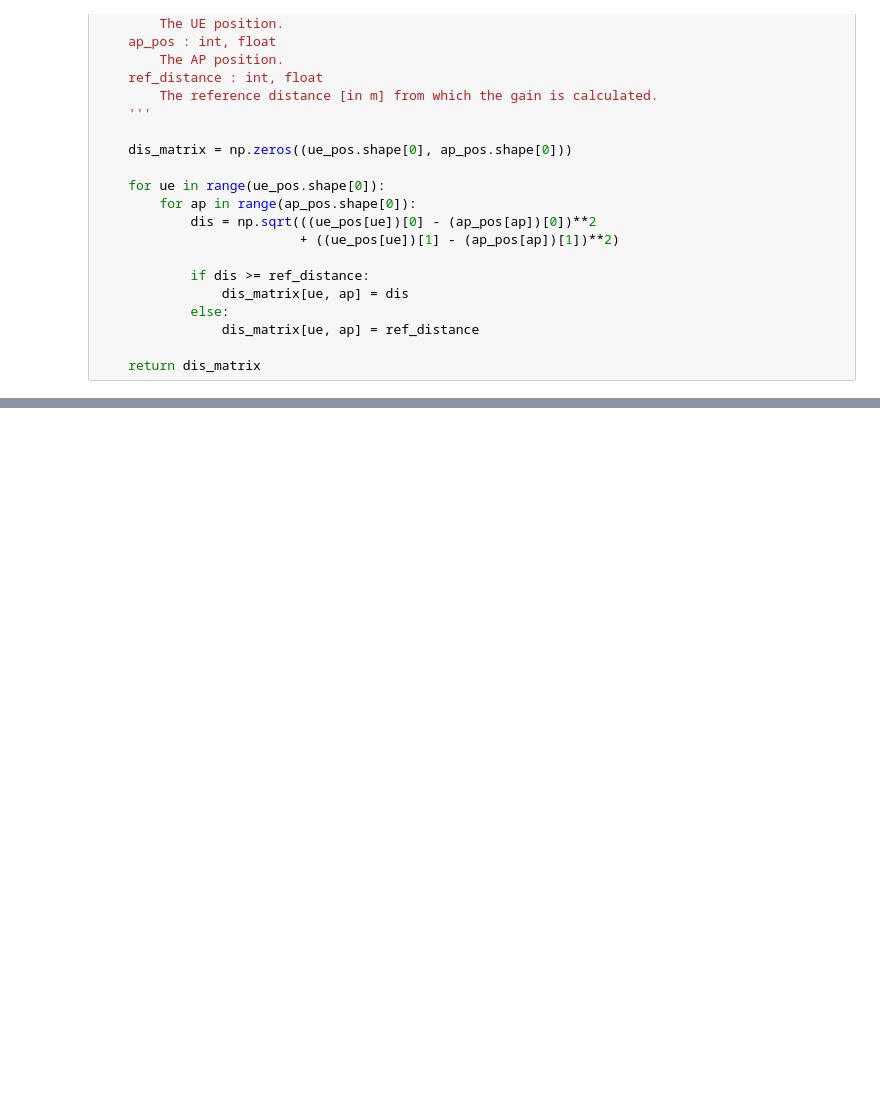
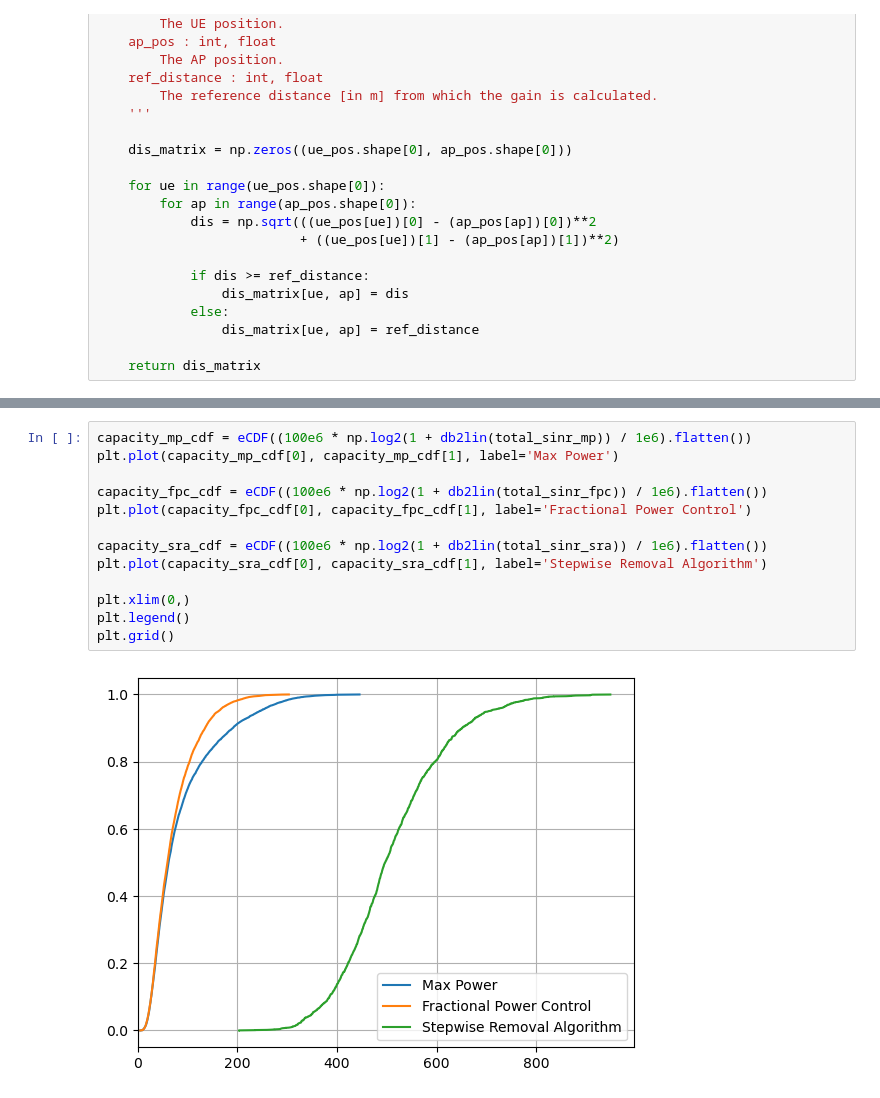
Before and after one commit to matheusdomingoscarneiro/cf-power-control, a Jupyter notebook: cellfree-pc-001.ipynb, the cells around one changed output, grey strips where cells are left out. Cells and saved outputs as stored; diff of their text form; blank space fills up the shorter version.

```diff
--- a/cellfree-pc-001.ipynb
+++ b/cellfree-pc-001.ipynb
@@ -174,0 +295,15 @@ plt.grid()
+# %%
+capacity_mp_cdf = eCDF((100e6 * np.log2(1 + db2lin(total_sinr_mp)) / 1e6).flatten())
+plt.plot(capacity_mp_cdf[0], capacity_mp_cdf[1], label='Max Power')
+
+capacity_fpc_cdf = eCDF((100e6 * np.log2(1 + db2lin(total_sinr_fpc)) / 1e6).flatten())
+plt.plot(capacity_fpc_cdf[0], capacity_fpc_cdf[1], label='Fractional Power Control')
+
+capacity_sra_cdf = eCDF((100e6 * np.log2(1 + db2lin(total_sinr_sra)) / 1e6).flatten())
+plt.plot(capacity_sra_cdf[0], capacity_sra_cdf[1], label='Stepwise Removal Algorithm')
+
+plt.xlim(0,)
+plt.legend()
+plt.grid()
+# %% [output]
+[figure, added]
```
Also changed, not shown: parts of 8 cells of this notebook.
